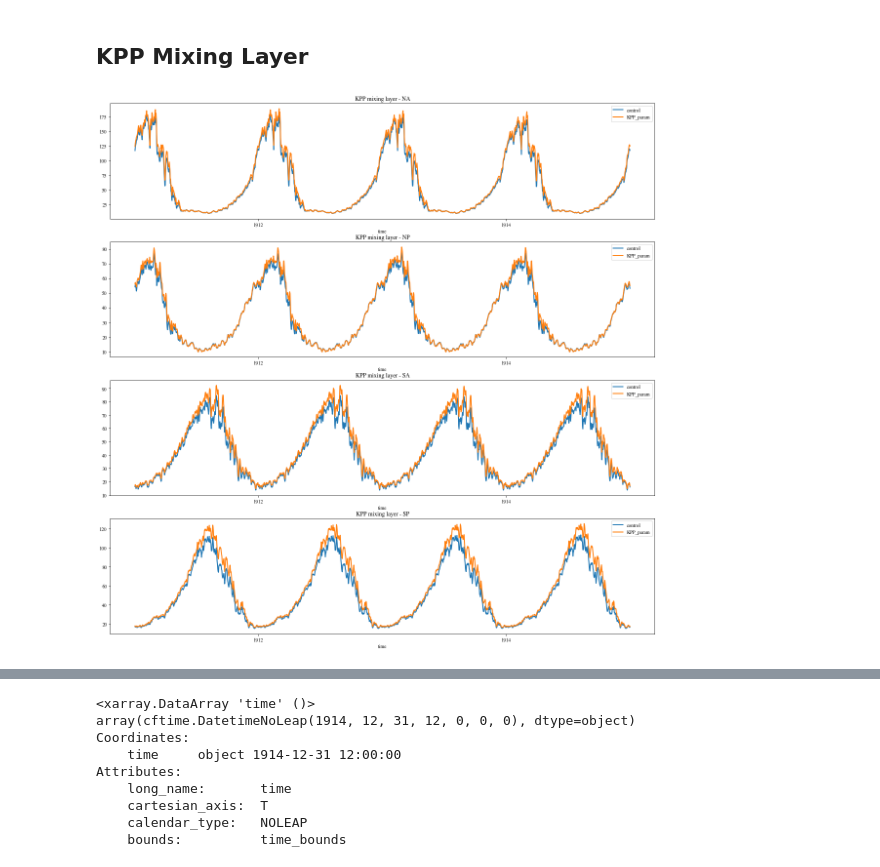
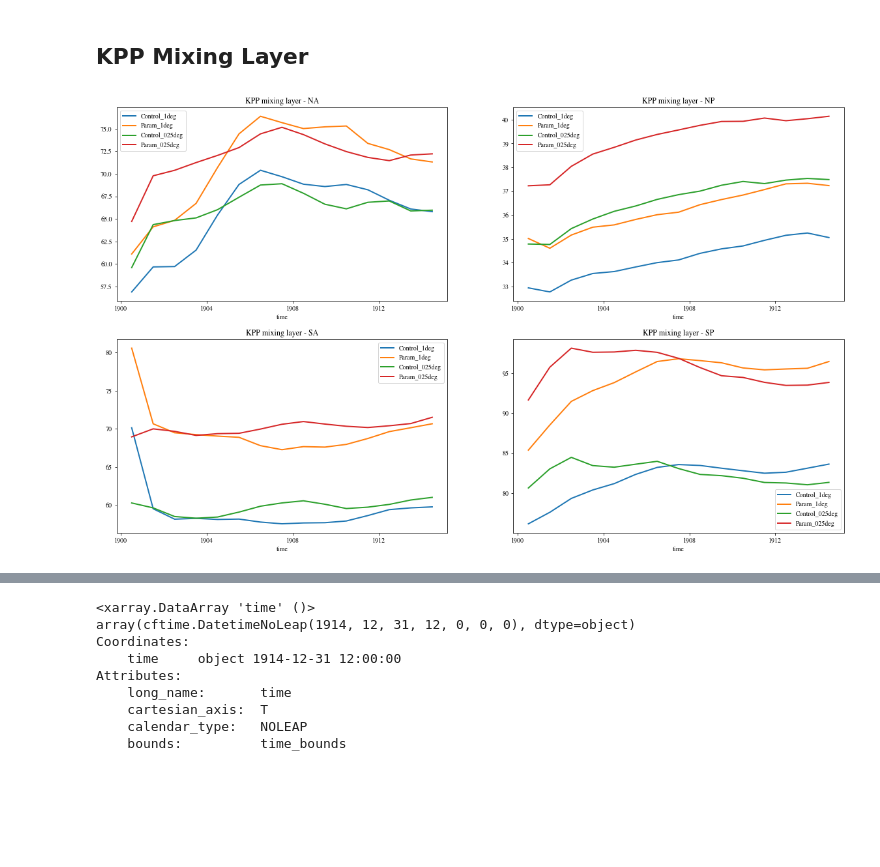
Before and after one commit to dhruvbhagtani/sfc-perturbation-expts, a Jupyter notebook: Parameterising_KPP_shear/KPP_comparisons.ipynb, the cells around one changed output, grey strips where cells are left out. Saved outputs shown, nothing was run; the diff lists cells and outputs as text; code cells hidden in the pictures; blank space fills up the shorter version.

```diff
--- a/Parameterising_KPP_shear/KPP_comparisons.ipynb
+++ b/Parameterising_KPP_shear/KPP_comparisons.ipynb
@@ -39,37 +49,28 @@ basin = ['NA', 'NP', 'SA', 'SP']
 
 start_time = '1900-01-01'
 end_time = '1914-12-31'
-# %%
-name = ['control', 'KPP_param']
 # %% [markdown]
 ## KPP Mixing Layer
-# %%
-hblt_cont = cc.querying.getvar(expt = expt[0], session = session, variable = 'hblt', frequency = '1 monthly')
-area_t = cc.querying.getvar(expt=expt[0], variable = 'area_t', session = session, frequency = 'static', n=1)
-
-area_t_NA = area_t.sel(xt_ocean = slice(-90,10)).sel(yt_ocean = slice(10,65))
-area_t_NA = (xr.ufuncs.isfinite(hblt_cont)*area_t_NA).mean('time')
-
-area_t_NP = area_t.sel(xt_ocean = slice(-250,-100)).sel(yt_ocean = slice(10,65))
-area_t_NP = (xr.ufuncs.isfinite(hblt_cont)*area_t_NP).mean('time')
-
-area_t_SA = area_t.sel(xt_ocean = slice(-70,20)).sel(yt_ocean = slice(-65,-10))
-area_t_SA = (xr.ufuncs.isfinite(hblt_cont)*area_t_SA).mean('time')
-
-area_t_SP = area_t.sel(xt_ocean = slice(-250,-80)).sel(yt_ocean = slice(-65,-10))
-area_t_SP = (xr.ufuncs.isfinite(hblt_cont)*area_t_SP).mean('time')
-
-area_basin = [area_t_NA, area_t_NP, area_t_SA, area_t_SP]
 # %%
-fig, axes = plt.subplots(nrows = 4, figsize = (20, 20))
+fig, axes = plt.subplots(nrows = 2, ncols = 2, figsize = (20, 12))
 
-for i, j in enumerate(expt):
-    hblt = cc.querying.getvar(expt = j, session = session, variable = 'hblt', frequency = '1 daily').sel(time = slice('1911-01-01', end_time))
+for i, j in enumerate(session):
+
+    hblt = cc.querying.getvar(expt = expt[i], session = j, variable = 'hblt', frequency = '1 monthly').sel(time = slice(start_time, end_time))
+    finite_variable = xr.ufuncs.isfinite(hblt)
+
     for k, l in enumerate(basin):
-        hblt_basin = (hblt*area_basin[k]).sum(dim = ['yt_ocean','xt_ocean'])/area_basin[k].sum(dim = ['yt_ocean','xt_ocean'])
-        #hblt_basin = hblt_basin.coarsen({"time": ncoarse}, boundary = "trim").mean()
-        hblt_basin.sel(time = slice(start_time, end_time)).plot(ax = axes[k], label = name[i])
-        axes[k].legend()
-        axes[k].set_title('KPP mixing layer - ' + basin[k])
+
+        area_t = cc.querying.getvar(expt = expt[i], variable = 'area_t', session = j, frequency = 'static', n = 1)
+        area_t = area_t.sel(xt_ocean = slice(x_min[k], x_max[k])).sel(yt_ocean = slice(y_min[k], y_max[k]))
+        area_t_basin = (finite_variable * area_t).mean('time')
+
+        hblt_basin = (hblt*area_t_basin).sum(dim = ['yt_ocean','xt_ocean'])/area_t_basin.sum(dim = ['yt_ocean','xt_ocean'])
+        hblt_basin = hblt_basin.coarsen({"time": ncoarse}, boundary = "trim").mean()
+        hblt_basin.sel(time = slice(start_time, end_time)).plot(ax = axes[int(k/2)][int(k%2)],label = name[i])
+        del area_t
+
+        axes[int(k/2)][int(k%2)].legend()
+        axes[int(k/2)][int(k%2)].set_title('KPP mixing layer - ' + basin[k])
 # %% [output]
-[figure, old version]
+[figure, new version]
```
Also changed, not shown: parts of 6 cells of this notebook, 3 other files.
